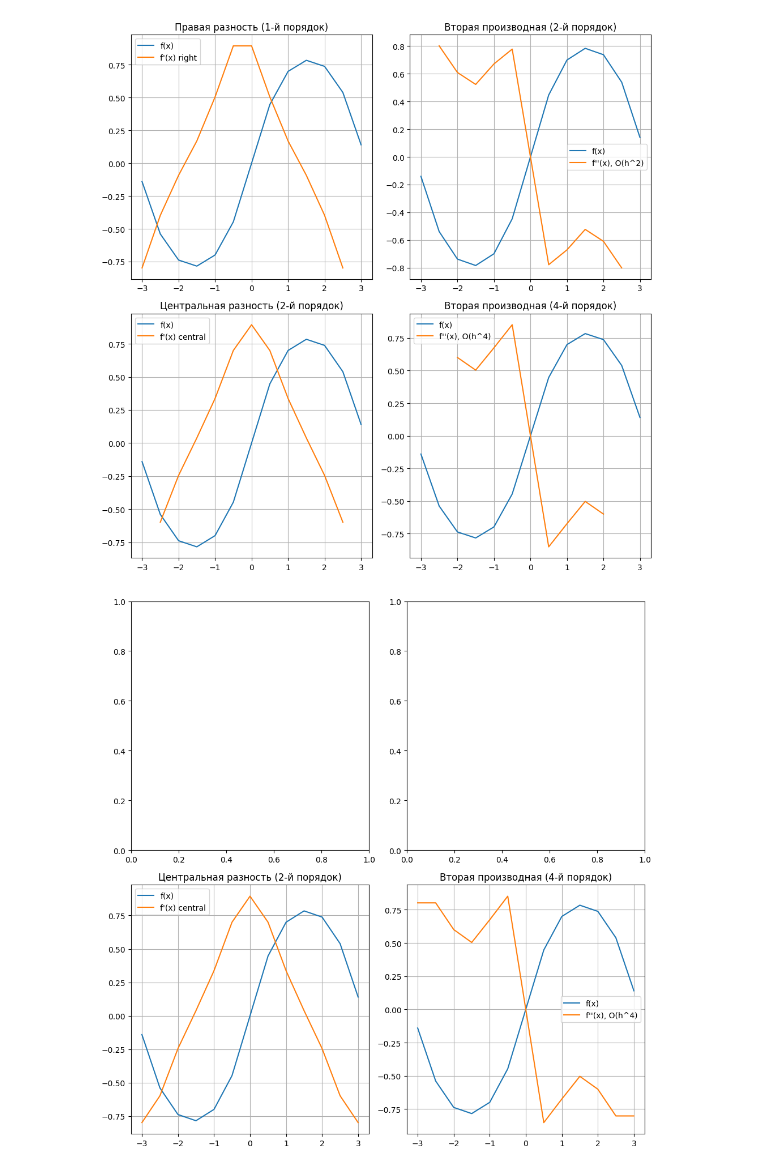
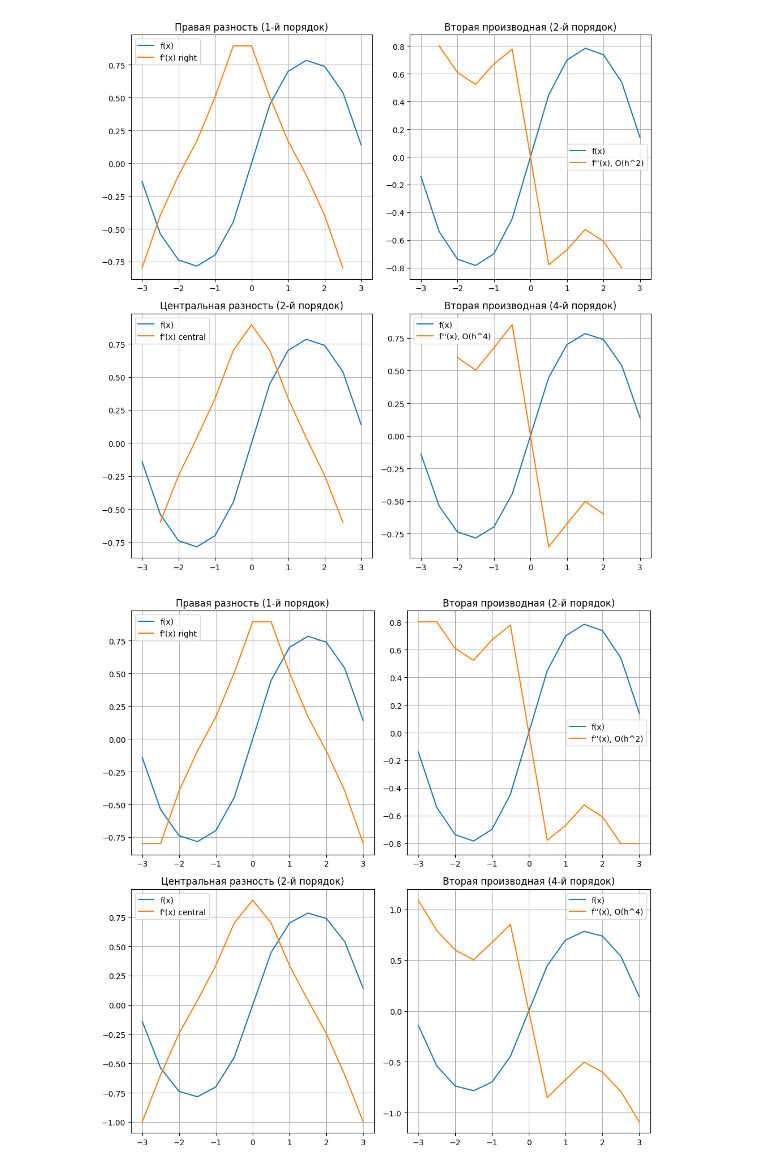
Before and after one commit to AndreDon0/Numerical_methods, a Jupyter notebook: labs/2.ipynb, the cells around one changed output. Cells and saved outputs as stored; diff of their text form; code cells hidden in the pictures.

```diff
--- a/labs/2.ipynb
+++ b/labs/2.ipynb
@@ -98,32 +118,44 @@ plt.show()
 # %%
 a, b = -3, 3
 h = 0.5
 
 def f(x: np.ndarray) -> np.ndarray:
     return np.atan(np.sin(x))
 
-grid = np.arange(a, b + h, h, dtype=np.float64)
+grid = np.arange(a, b + h, h, dtype=float)
 
+grid1, derivative1 = derivative(f, grid, 1, points=(1, 0))
 grid2, derivative2 = derivative(f, grid, 1, points=(1, 1))
+grid3, derivative3 = derivative(f, grid, 2, points=(1, 1))
 grid4, derivative4 = derivative(f, grid, 2, points=(2, 2))
 
 fig, axis = plt.subplots(2, 2, figsize=(10, 10))
 
+axis[0, 0].plot(grid, f(grid), label="f(x)")
+axis[0, 0].plot(grid1, derivative1, label="f'(x) right")
+axis[0, 0].set_title("Правая разность (1-й порядок)")
+axis[0, 0].legend()
+axis[0, 0].grid(True)
 
 axis[1, 0].plot(grid, f(grid), label="f(x)")
 axis[1, 0].plot(grid2, derivative2, label="f'(x) central")
 axis[1, 0].set_title("Центральная разность (2-й порядок)")
 axis[1, 0].legend()
 axis[1, 0].grid(True)
 
+axis[0, 1].plot(grid, f(grid), label="f(x)")
+axis[0, 1].plot(grid3, derivative3, label="f''(x), O(h^2)")
+axis[0, 1].set_title("Вторая производная (2-й порядок)")
+axis[0, 1].legend()
+axis[0, 1].grid(True)
 
 axis[1, 1].plot(grid, f(grid), label="f(x)")
 axis[1, 1].plot(grid4, derivative4, label="f''(x), O(h^4)")
 axis[1, 1].set_title("Вторая производная (4-й порядок)")
 axis[1, 1].legend()
 axis[1, 1].grid(True)
 
 plt.tight_layout()
 plt.show()
 # %% [output]
-[figure, old version]
+[figure, new version]
```
Also changed, not shown: parts of 1 cell of this notebook.
